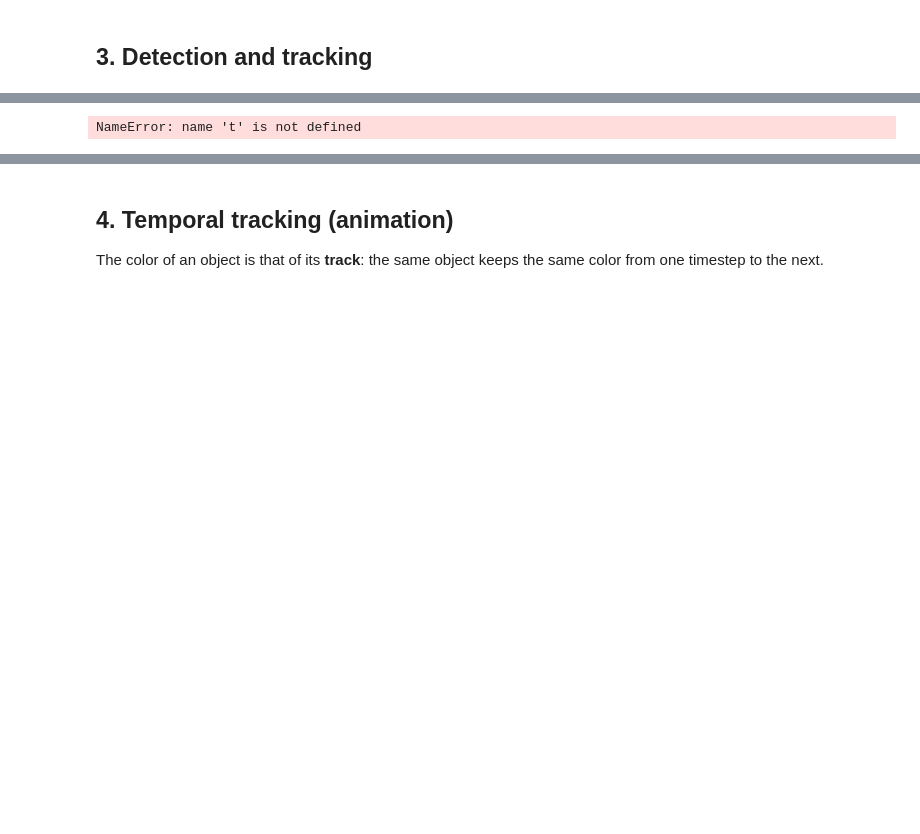
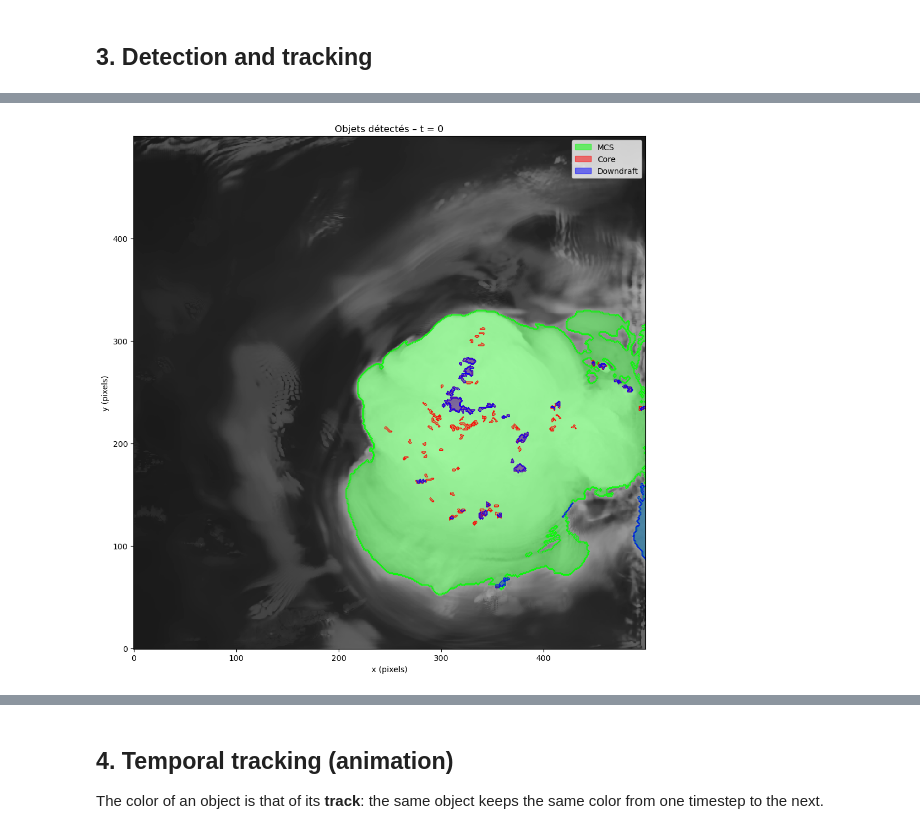
Before and after one commit to FlorianMEQ/convective_tracking, a Jupyter notebook: examples/convective_cores_example.ipynb, the cells around one changed output, grey strips where cells are left out. Drawn from its saved outputs; the diff is of its cells as text; code cells hidden in the pictures; blank space fills up the shorter version.

```diff
--- a/examples/convective_cores_example.ipynb
+++ b/examples/convective_cores_example.ipynb
@@ -163,76 +141,5 @@ One panel per level, one object per color, black outlines. Convective objects ar
 # %%
-COLOR = {"alpha": 0.5}
-VIEW = np.s_[0:100, 0:100]
-
-def plot_detection(t):
-    # 1. Récupération de Tb avec vérification
-    tb_da = frames[t][PARAMS["tb_var"]]
-    if tb_da.ndim > 2:
-        tb_da = tb_da.isel({PARAMS["vertical_dim"]: 0})  # Prend le premier niveau si 3D
-    tb = np.asarray(tb_da.values).squeeze()
-
-    # 2. Application du VIEW (slicing)
-    tb = tb[VIEW]
-    fig, axs = plt.subplots(1, 3, figsize=(17, 5), sharex=True, sharey=True)
-
-    for ax, lvl in zip(axs, levels):
-        objs = results[t]["levels"][lvl.name]
-
-        # 3. Création du label array avec la bonne taille
-        labels = np.zeros(tb.shape, dtype=int)
-
-        for label, obj in enumerate(objs, start=1):
-            # 4. Gestion des indices_2d ET indices_3d
-            if "indices_2d" in obj:
-                coords = np.array(obj["indices_2d"], dtype=int)
-                yx = coords  # déjà en (y, x)
-            else:
-                coords = np.array(obj.get("indices_3d", []), dtype=int)
-                if coords.size == 0:
-                    continue
-                # Projection (z,y,x) -> (y,x) en prenant les 2 dernières colonnes
-                yx = coords[:, 1:]  # ou coords[:, -2:] selon votre format
-
-            # 5. Vérification des bounds et assignation
-            valid_mask = (
-                (yx[:, 0] >= 0) & (yx[:, 0] < labels.shape[0]) &
-                (yx[:, 1] >= 0) & (yx[:, 1] < labels.shape[1])
-            )
-            if valid_mask.any():
-                labels[yx[valid_mask, 0], yx[valid_mask, 1]] = label
-
-        # 6. Affichage
-        ax.imshow(tb, origin="lower", cmap="gray_r", alpha=0.35)
-
-        if objs:
-            cmap = plt.get_cmap("tab20", max(1, len(objs)))
-            overlay = np.ma.masked_equal(labels, 0)
-            ax.imshow(
-                overlay,
-                origin="lower",
-                cmap=cmap,
-                vmin=1,
-                vmax=len(objs),
-                alpha=COLOR.get("alpha", 0.5),
-                interpolation="nearest",
-            )
-
-            boundaries = find_boundaries(labels, mode="inner")
-            ax.imshow(
-                np.ma.masked_equal(boundaries, 0),
-                origin="lower",
-                cmap="Reds",
-                vmin=0, vmax=1,
-                interpolation="nearest",
-                alpha=0.8,
-            )
-
-        ax.set_title(f"{lvl.name}: {len(objs)} objets")
-
-    plt.tight_layout()
-    plt.show()
-
-
-plot_detection(0)
+from plot_exemples import plot_all_detections
+plot_all_detections(0, frames, levels, results, PARAMS)
 # %% [output]
-NameError: name 't' is not defined
+[figure, added]
```
Also changed, not shown: parts of 7 cells of this notebook, 15 other files.
